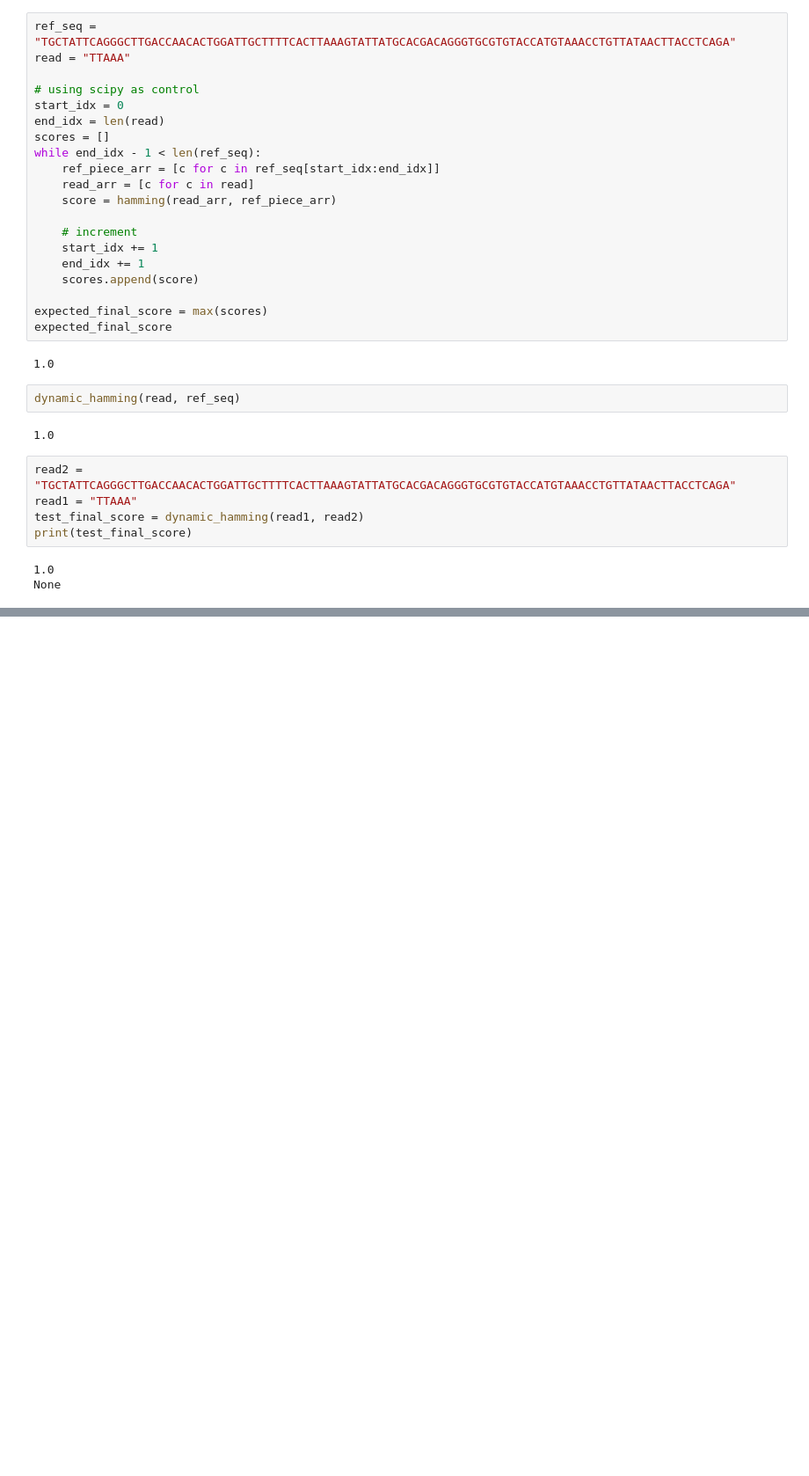
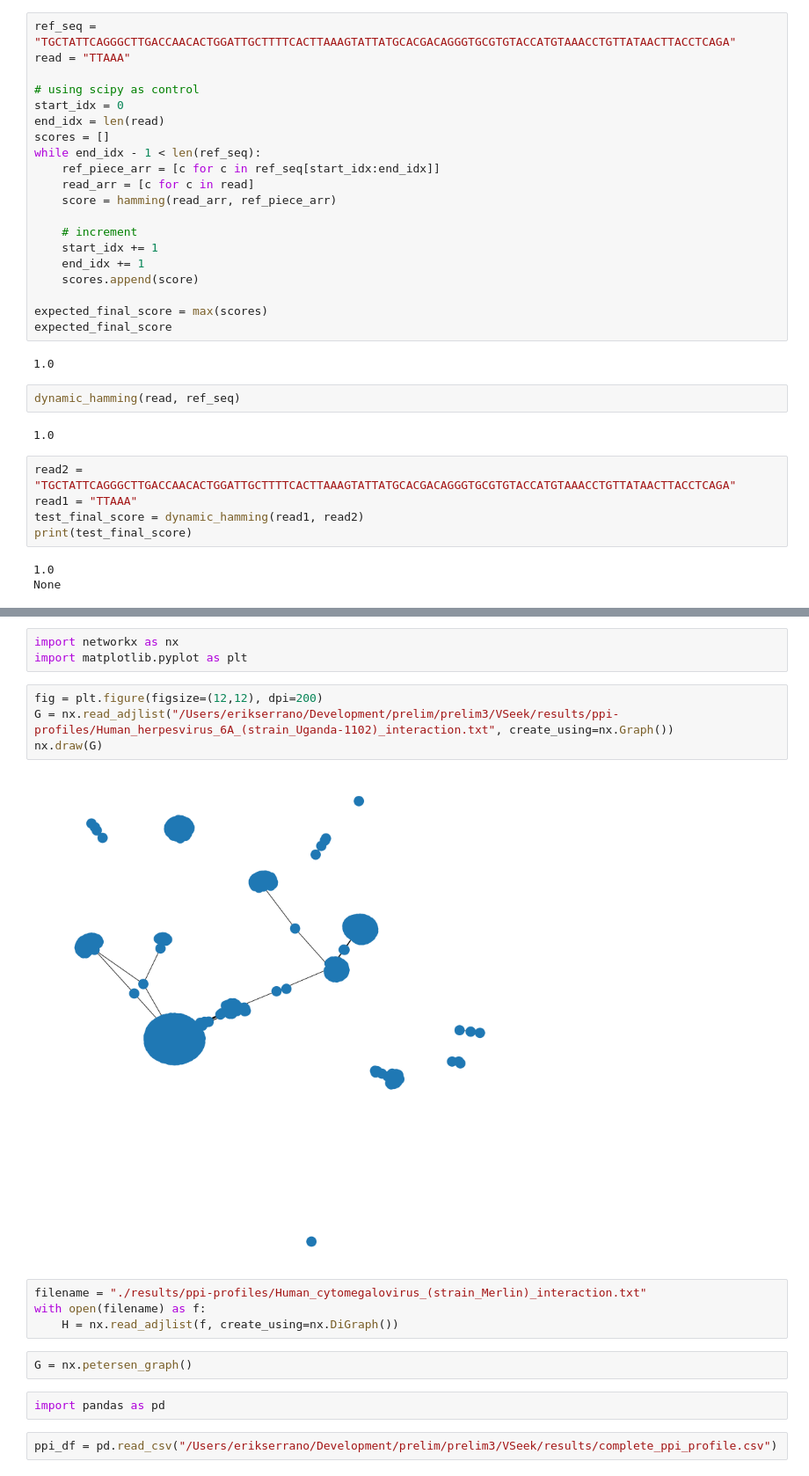
Before and after one commit to axiomcura/VSeek, a Jupyter notebook: test.ipynb, the cells around one changed output, grey strips where cells are left out. Shown: that part at 88% size. Drawn from its saved outputs; the diff is of its cells as text; blank space fills up the shorter version.

```diff
--- a/test.ipynb
+++ b/test.ipynb
@@ -333,0 +422,19 @@ None
+# %%
+import networkx as nx
+import matplotlib.pyplot as plt
+# %%
+fig = plt.figure(figsize=(12,12), dpi=200)
+G = nx.read_adjlist("/Users/erikserrano/Development/prelim/prelim3/VSeek/results/ppi-profiles/Human_herpesvirus_6A_(strain_Uganda-1102)_interaction.txt", create_using=nx.Graph())
+nx.draw(G)
+# %% [output]
+[figure, added]
+# %%
+filename = "./results/ppi-profiles/Human_cytomegalovirus_(strain_Merlin)_interaction.txt"
+with open(filename) as f:
+    H = nx.read_adjlist(f, create_using=nx.DiGraph())
+# %%
+G = nx.petersen_graph()
+# %%
+import pandas as pd
+# %%
+ppi_df = pd.read_csv("/Users/erikserrano/Development/prelim/prelim3/VSeek/results/complete_ppi_profile.csv")
```
Also changed, not shown: parts of 15 cells of this notebook, 4 other files.
